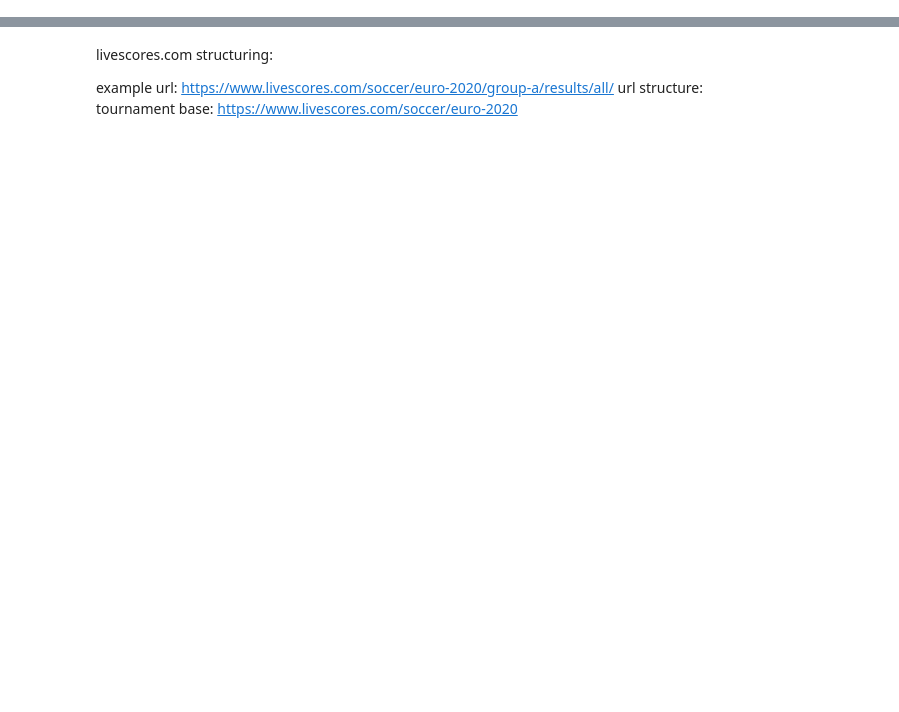
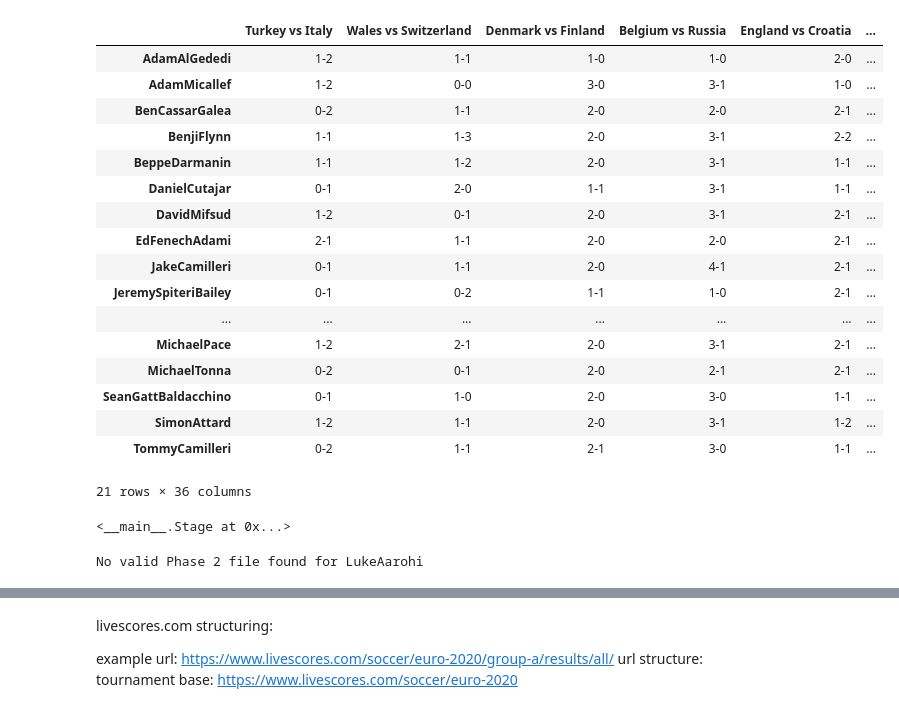
Before and after one commit to laarohi/predictor, a Jupyter notebook: EuroPrediction.ipynb, the cells around one changed output, grey strips where cells are left out. Cells and saved outputs as stored; diff of their text form; code cells hidden in the pictures; blank space fills up the shorter version.

Commit message:
updated phase_I predictions

```diff
--- a/EuroPrediction.ipynb
+++ b/EuroPrediction.ipynb
@@ -184,0 +331,2 @@ dat = pd.read_excel('CxFPoolsEuro2020_PhaseI_LukeAarohi.xlsx',sheet_name='INTERN
+# %%
+tournament = Tournament('/Users/lukeaarohi/pyfiles/EURO2020/', 'https://www.livescores.com/soccer/euro-2020/')
@@ -184,0 +351,22 @@ dat = pd.read_excel('CxFPoolsEuro2020_PhaseI_LukeAarohi.xlsx',sheet_name='INTERN
+# %%
+res = tournament.predicted_scores
+pd.DataFrame.from_dict(res).T.sort_index()
+# %% [output]
+|  | Turkey vs Italy | Wales vs Switzerland | Denmark vs Finland | Belgium vs Russia | England vs Croatia | ... |
+| AdamAlGededi | 1-2 | 1-1 | 1-0 | 1-0 | 2-0 | ... |
+| AdamMicallef | 1-2 | 0-0 | 3-0 | 3-1 | 1-0 | ... |
+| BenCassarGalea | 0-2 | 1-1 | 2-0 | 2-0 | 2-1 | ... |
+| BenjiFlynn | 1-1 | 1-3 | 2-0 | 3-1 | 2-2 | ... |
+| BeppeDarmanin | 1-1 | 1-2 | 2-0 | 3-1 | 1-1 | ... |
+| DanielCutajar | 0-1 | 2-0 | 1-1 | 3-1 | 1-1 | ... |
+| DavidMifsud | 1-2 | 0-1 | 2-0 | 3-1 | 2-1 | ... |
+| EdFenechAdami | 2-1 | 1-1 | 2-0 | 2-0 | 2-1 | ... |
+| JakeCamilleri | 0-1 | 1-1 | 2-0 | 4-1 | 2-1 | ... |
+| JeremySpiteriBailey | 0-1 | 0-2 | 1-1 | 1-0 | 2-1 | ... |
+| ... | ... | ... | ... | ... | ... | ... |
+| MichaelPace | 1-2 | 2-1 | 2-0 | 3-1 | 2-1 | ... |
+| MichaelTonna | 0-2 | 0-1 | 2-0 | 2-1 | 2-1 | ... |
+| SeanGattBaldacchino | 0-1 | 1-0 | 2-0 | 3-0 | 1-1 | ... |
+| SimonAttard | 1-2 | 1-1 | 2-0 | 3-1 | 1-2 | ... |
+| TommyCamilleri | 0-2 | 1-1 | 2-1 | 3-0 | 1-1 | ... |
+21 rows × 36 columns
@@ -184,0 +375,4 @@ dat = pd.read_excel('CxFPoolsEuro2020_PhaseI_LukeAarohi.xlsx',sheet_name='INTERN
+# %%
+tournament.brackets['LukeAarohi'][0].dat['Group Stage']
+# %% [output]
+<__main__.Stage at 0x...>
@@ -184,0 +545,4 @@ dat = pd.read_excel('CxFPoolsEuro2020_PhaseI_LukeAarohi.xlsx',sheet_name='INTERN
+# %%
+my_bracket = Bracket('LukeAarohi','./')
+# %% [output]
+No valid Phase 2 file found for LukeAarohi
```
Also changed, not shown: parts of 19 cells of this notebook, 23 other files.
